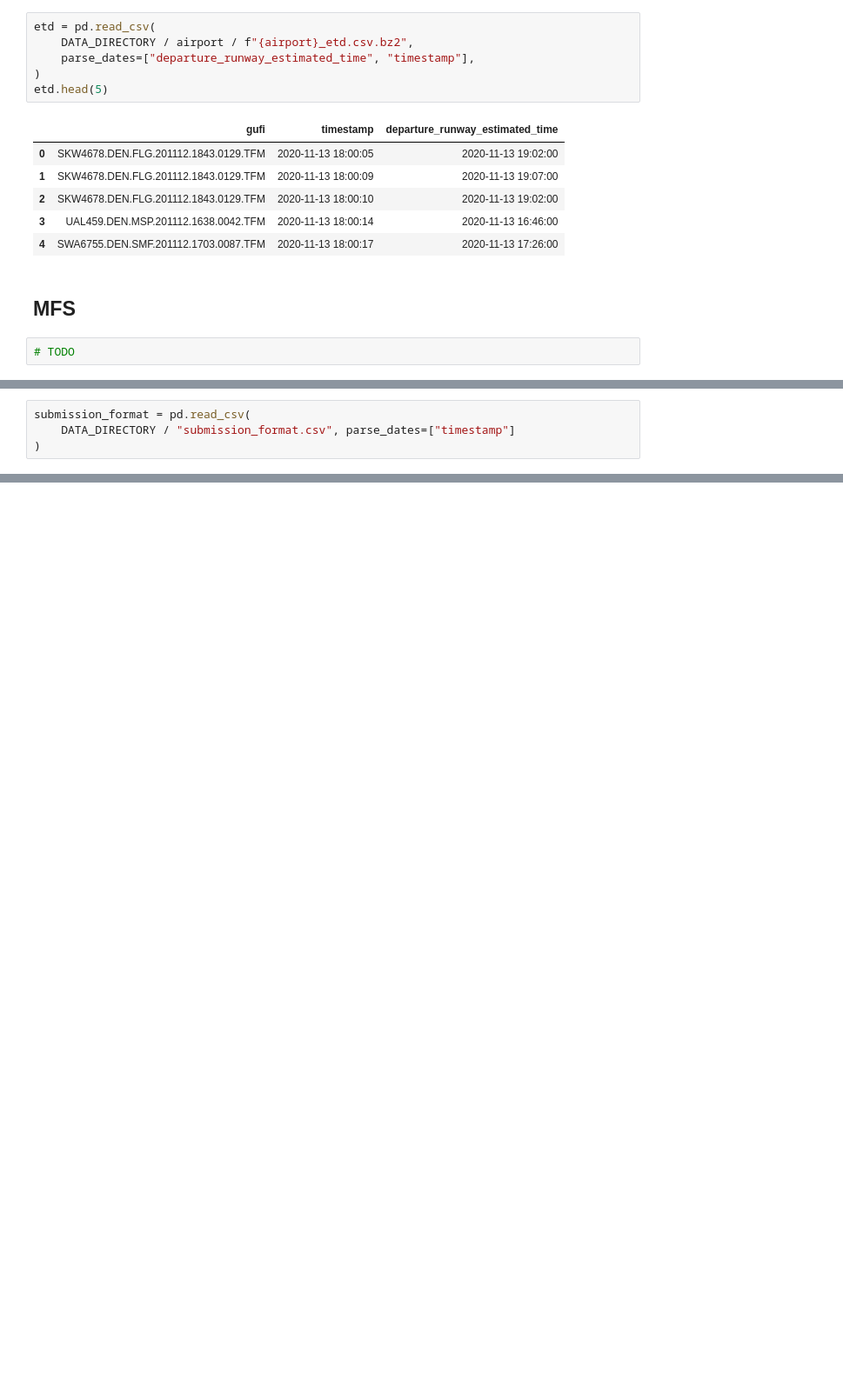
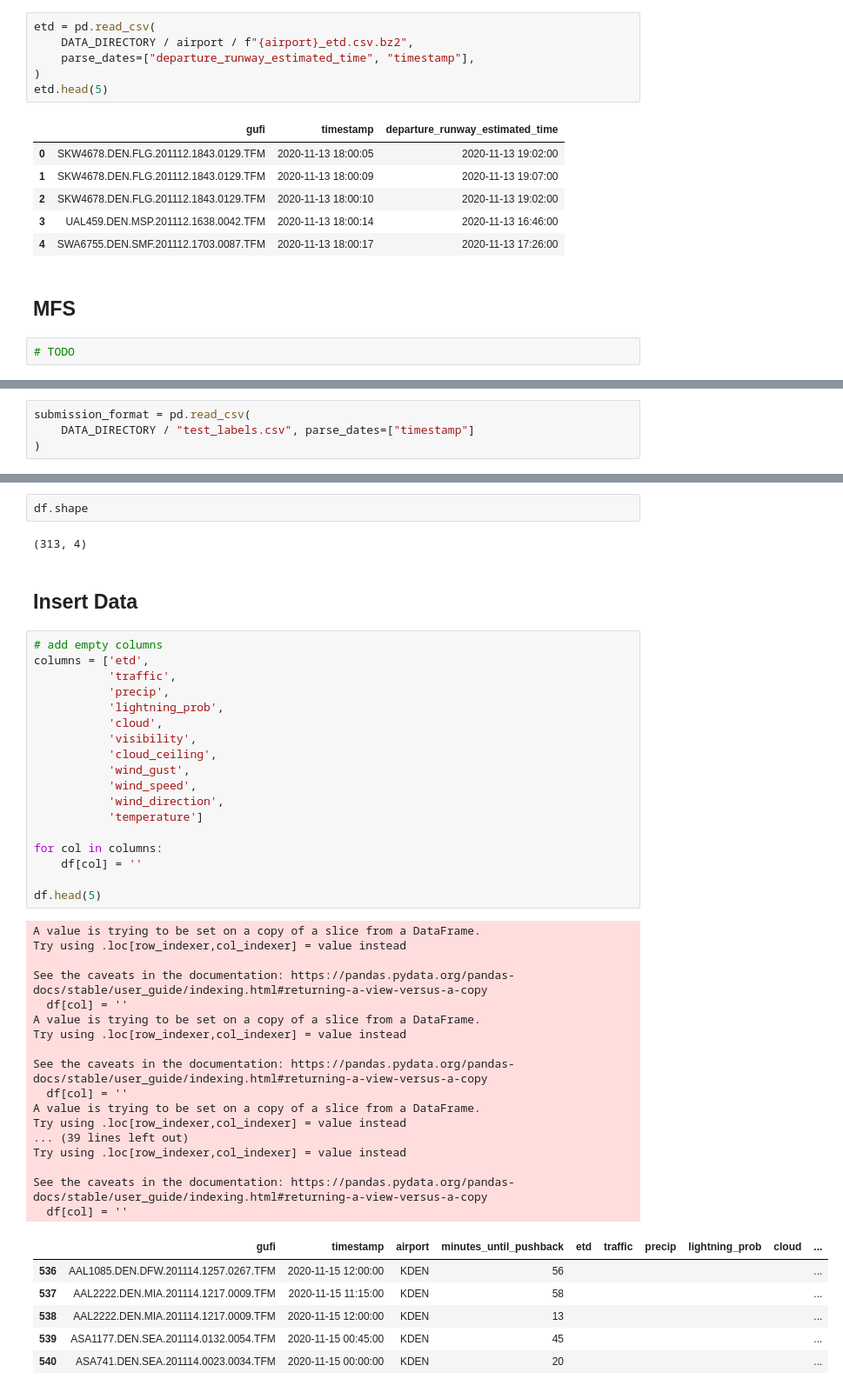
Before and after one commit to sjo1403/driven_data_pushback, a Jupyter notebook: model1.ipynb, the cells around one changed output, grey strips where cells are left out. Shown at 87% size. Drawn from its saved outputs; the diff is of its cells as text; blank space fills up the shorter version.

```diff
--- a/model1.ipynb
+++ b/model1.ipynb
@@ -78,4 +78,4 @@ etd.head(5)
 # %%
 submission_format = pd.read_csv(
-    DATA_DIRECTORY / "submission_format.csv", parse_dates=["timestamp"]
+    DATA_DIRECTORY / "test_labels.csv", parse_dates=["timestamp"]
 )
@@ -141,0 +92,48 @@ Name: 16466, dtype: object
+# %%
+df.shape
+# %% [output]
+(313, 4)
+# %% [markdown]
+## Insert Data
+# %%
+# add empty columns
+columns = ['etd',
+           'traffic',
+           'precip',
+           'lightning_prob',
+           'cloud',
+           'visibility',
+           'cloud_ceiling',
+           'wind_gust',
+           'wind_speed',
+           'wind_direction',
+           'temperature']
+
+for col in columns:
+    df[col] = ''
+
+df.head(5)
+# %% [output]
+A value is trying to be set on a copy of a slice from a DataFrame.
+Try using .loc[row_indexer,col_indexer] = value instead
+
+See the caveats in the documentation: https://pandas.pydata.org/pandas-docs/stable/user_guide/indexing.html#returning-a-view-versus-a-copy
+  df[col] = ''
+A value is trying to be set on a copy of a slice from a DataFrame.
+Try using .loc[row_indexer,col_indexer] = value instead
+
+See the caveats in the documentation: https://pandas.pydata.org/pandas-docs/stable/user_guide/indexing.html#returning-a-view-versus-a-copy
+  df[col] = ''
+A value is trying to be set on a copy of a slice from a DataFrame.
+Try using .loc[row_indexer,col_indexer] = value instead
+... (39 lines left out)
+Try using .loc[row_indexer,col_indexer] = value instead
+
+See the caveats in the documentation: https://pandas.pydata.org/pandas-docs/stable/user_guide/indexing.html#returning-a-view-versus-a-copy
+  df[col] = ''
+|  | gufi | timestamp | airport | minutes_until_pushback | etd | traffic | precip | lightning_prob | cloud | ... |
+| 536 | AAL1085.DEN.DFW.201114.1257.0267.TFM | 2020-11-15 12:00:00 | KDEN | 56 |  |  |  |  |  | ... |
+| 537 | AAL2222.DEN.MIA.201114.1217.0009.TFM | 2020-11-15 11:15:00 | KDEN | 58 |  |  |  |  |  | ... |
+| 538 | AAL2222.DEN.MIA.201114.1217.0009.TFM | 2020-11-15 12:00:00 | KDEN | 13 |  |  |  |  |  | ... |
+| 539 | ASA1177.DEN.SEA.201114.0132.0054.TFM | 2020-11-15 00:45:00 | KDEN | 45 |  |  |  |  |  | ... |
+| 540 | ASA741.DEN.SEA.201114.0023.0034.TFM | 2020-11-15 00:00:00 | KDEN | 20 |  |  |  |  |  | ... |
```
Also changed, not shown: parts of 30 cells of this notebook, 1 other file.
